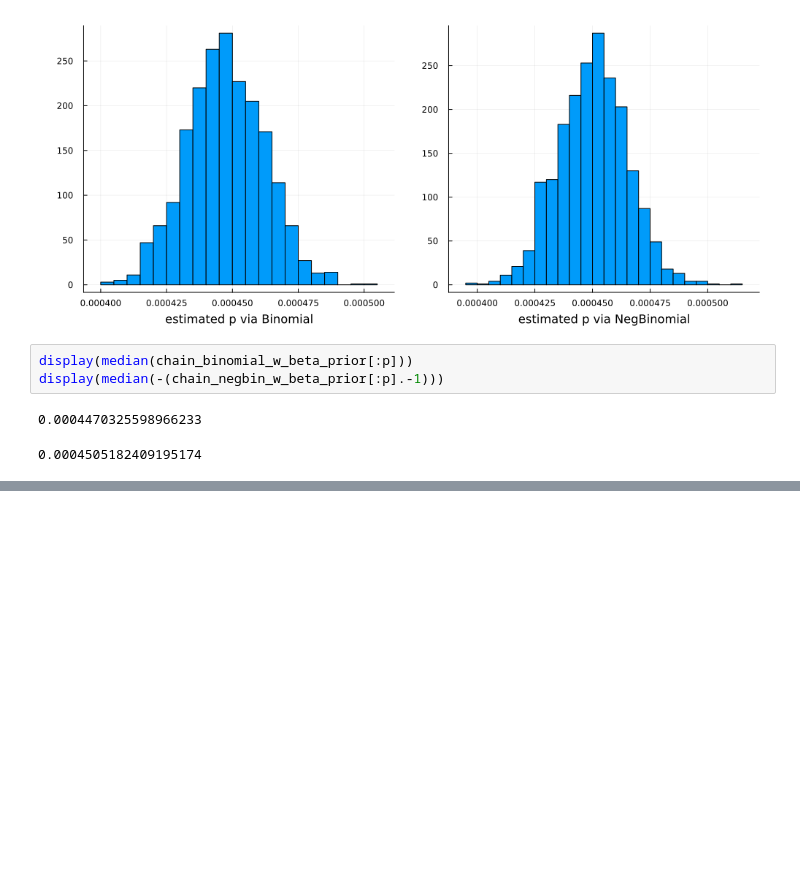
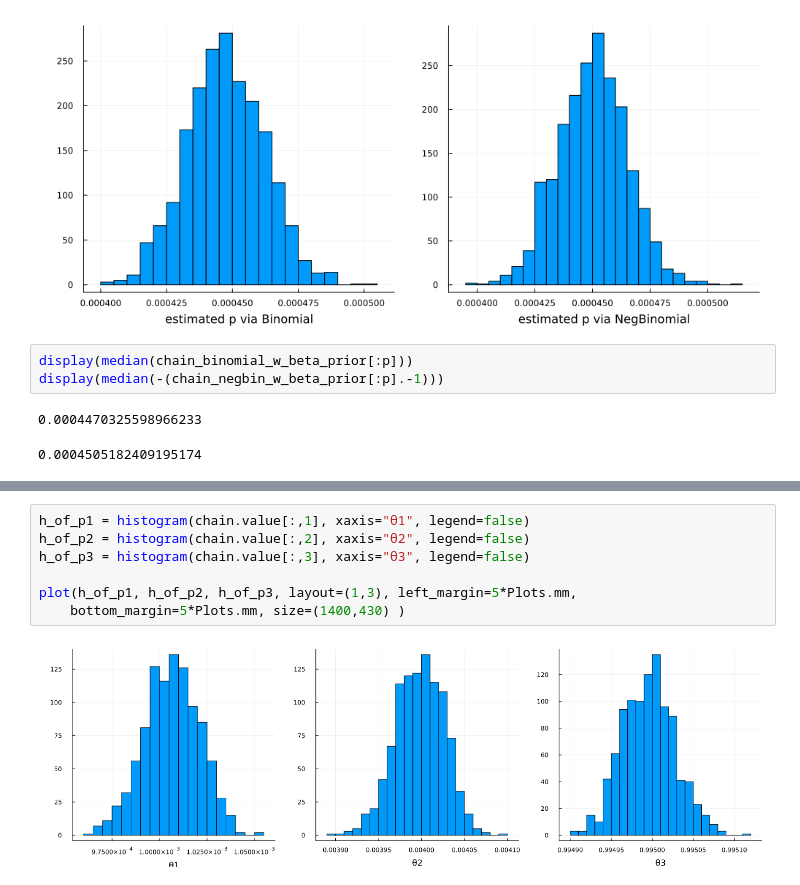
Before and after one commit to polyactis/julia-prob-programming, a Jupyter notebook: Turing-Quickstart-Beta-Bernoulli.ipynb, the cells around one changed output, grey strips where cells are left out. Saved outputs shown, nothing was run; the diff lists cells and outputs as text; blank space fills up the shorter version.

```diff
--- a/Turing-Quickstart-Beta-Bernoulli.ipynb
+++ b/Turing-Quickstart-Beta-Bernoulli.ipynb
@@ -723,0 +837,9 @@ display(median(-(chain_negbin_w_beta_prior[:p].-1)))
+# %%
+h_of_p1 = histogram(chain.value[:,1], xaxis="θ1", legend=false)
+h_of_p2 = histogram(chain.value[:,2], xaxis="θ2", legend=false)
+h_of_p3 = histogram(chain.value[:,3], xaxis="θ3", legend=false)
+
+plot(h_of_p1, h_of_p2, h_of_p3, layout=(1,3), left_margin=5*Plots.mm,
+    bottom_margin=5*Plots.mm, size=(1400,430) )
+# %% [output]
+[figure, added]
```
Also changed, not shown: parts of 15 cells of this notebook.
